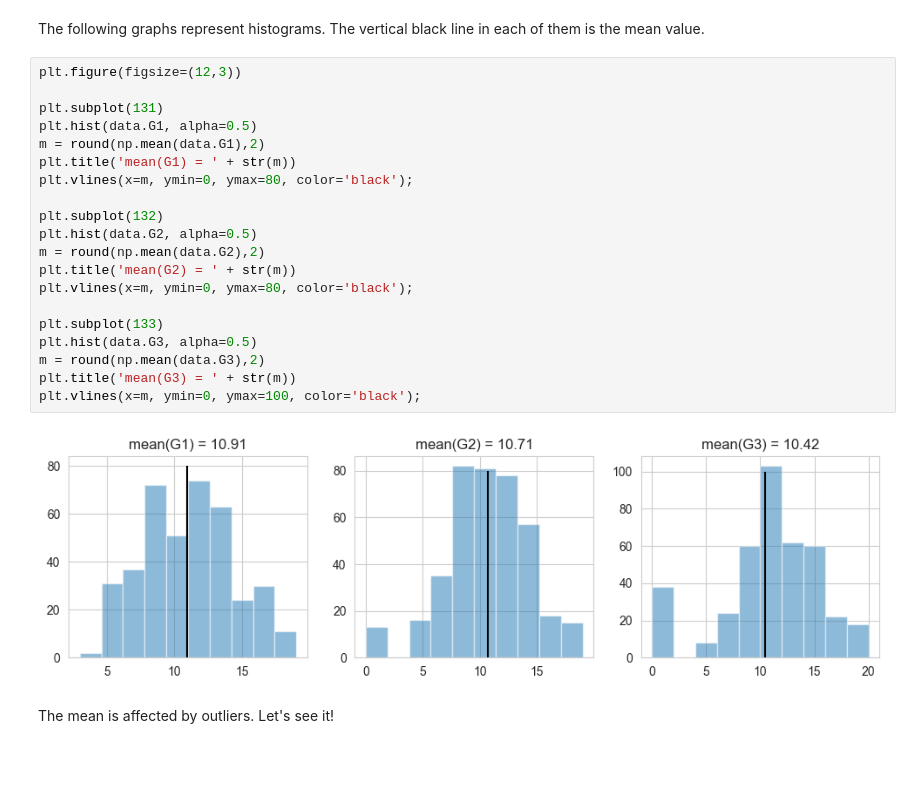
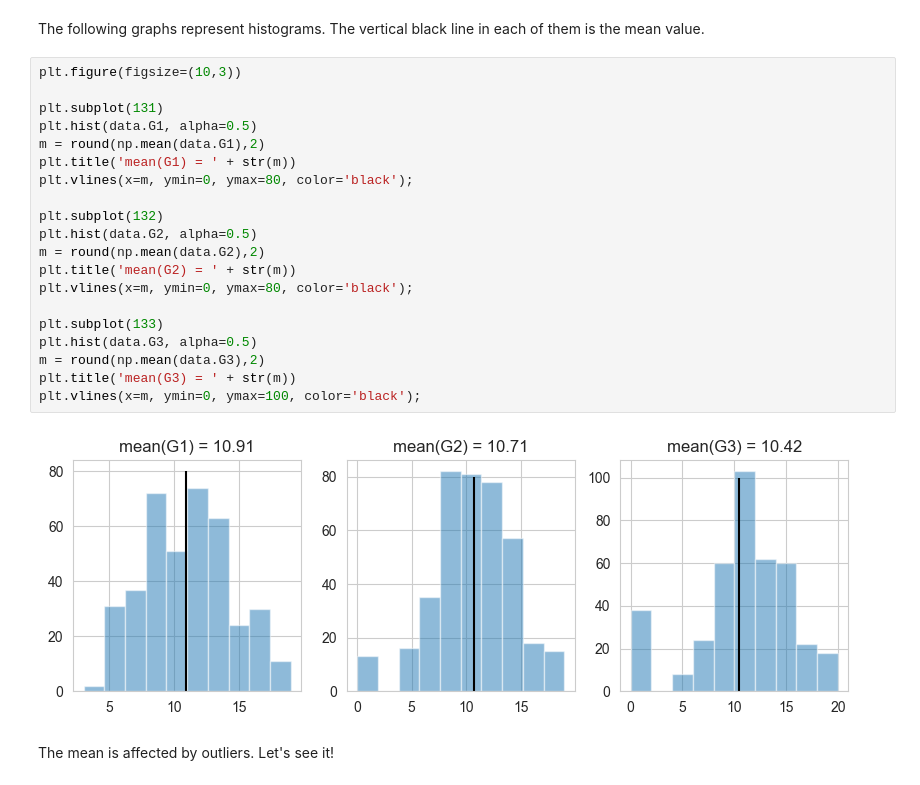
Before and after one commit to Goliath-Research/Computational-Statistics, a Jupyter notebook: 03-Descriptive Statistics/02-Central_Tendency.ipynb, the cells around one changed output. Saved outputs shown, nothing was run; the diff lists cells and outputs as text; blank space fills up the shorter version.

```diff
--- a/03-Descriptive Statistics/02-Central_Tendency.ipynb
+++ b/03-Descriptive Statistics/02-Central_Tendency.ipynb
@@ -158,27 +154,27 @@ print('\tG3: \tMin = %.2f \tMean = %.2f \tMax = %.2f'%(data.G3.min(), data.G3.me
 # %% [markdown]
 The following graphs represent histograms. The vertical black line in each of them is the mean value.
 # %%
-plt.figure(figsize=(12,3))
+plt.figure(figsize=(10,3))
 
 plt.subplot(131)
 plt.hist(data.G1, alpha=0.5)
 m = round(np.mean(data.G1),2)
 plt.title('mean(G1) = ' + str(m))
 plt.vlines(x=m, ymin=0, ymax=80, color='black');
 
 plt.subplot(132)
 plt.hist(data.G2, alpha=0.5)
 m = round(np.mean(data.G2),2)
 plt.title('mean(G2) = ' + str(m))
 plt.vlines(x=m, ymin=0, ymax=80, color='black');
 
 plt.subplot(133)
 plt.hist(data.G3, alpha=0.5)
 m = round(np.mean(data.G3),2)
 plt.title('mean(G3) = ' + str(m))
 plt.vlines(x=m, ymin=0, ymax=100, color='black');
 # %% [output]
-[figure, old version]
+[figure, new version]
 # %% [markdown]
 The mean is affected by outliers. Let's see it!
 # %%
```
Also changed, not shown: parts of 16 cells of this notebook, 3 other files.
